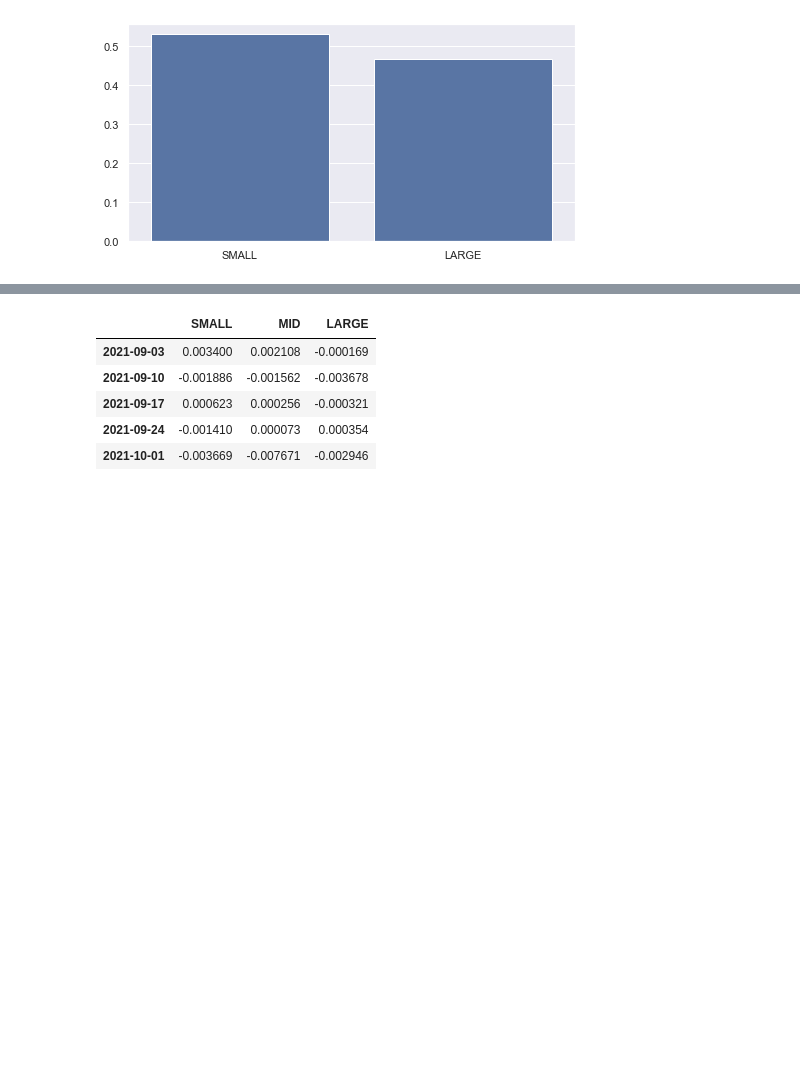
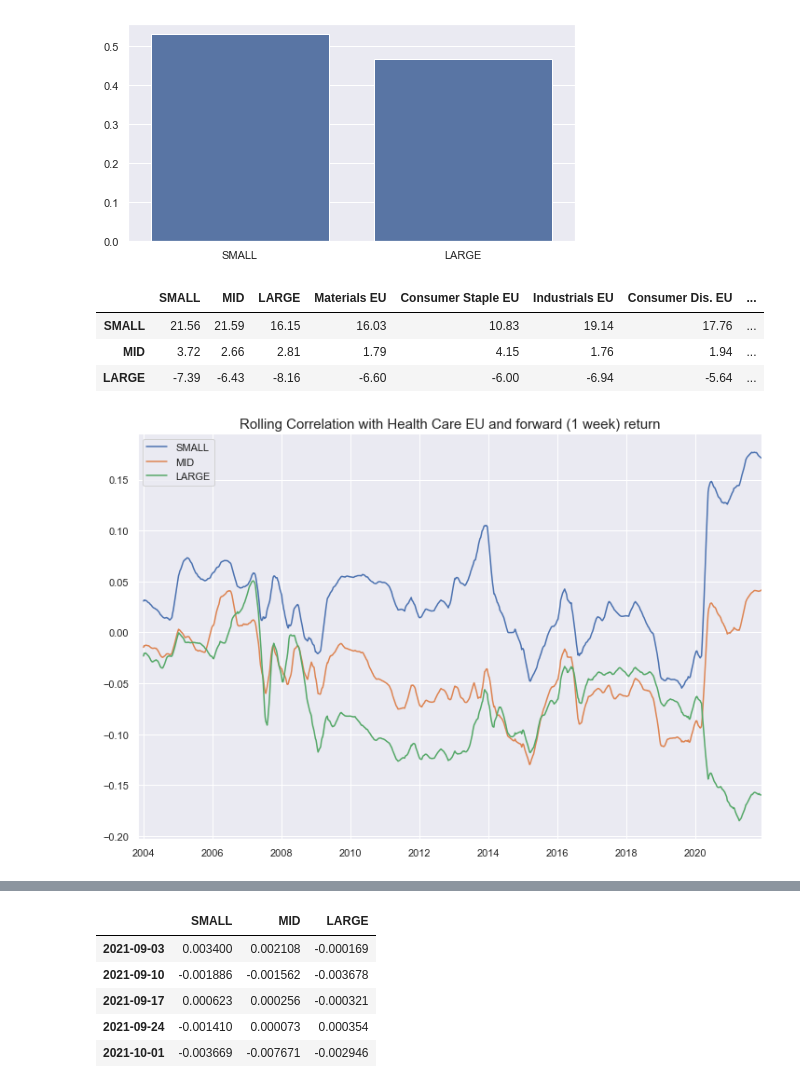
Before and after one commit to lacoupe/BCVS, a Jupyter notebook: SW/size/size.ipynb, the cells around one changed output, grey strips where cells are left out. Saved outputs shown, nothing was run; the diff lists cells and outputs as text; code cells hidden in the pictures; blank space fills up the shorter version.

```diff
--- a/SW/size/size.ipynb
+++ b/SW/size/size.ipynb
@@ -132,3 +142,24 @@ ax.set_ylabel(None)
 plt.show()
 # %% [output]
 [figure]
+# %%
+features_weekly_returns = features.pct_change().resample('W').mean()
+target_weekly_returns = target_prices.pct_change().resample('W').mean()
+# %%
+df_features_corr = pd.DataFrame(index=target_weekly_returns.columns)
+for col in features_weekly_returns:
+    df_features_corr[col] = target_weekly_returns.shift(-1).corrwith(features_weekly_returns[col])
+df_features_corr.round(4) * 100
+# %% [output]
+|  | SMALL | MID | LARGE | Materials EU | Consumer Staple EU | Industrials EU | Consumer Dis. EU | ... |
+| SMALL | 21.56 | 21.59 | 16.15 | 16.03 | 10.83 | 19.14 | 17.76 | ... |
+| MID | 3.72 | 2.66 | 2.81 | 1.79 | 4.15 | 1.76 | 1.94 | ... |
+| LARGE | -7.39 | -6.43 | -8.16 | -6.60 | -6.00 | -6.94 | -5.64 | ... |
+# %%
+fig, ax = plt.subplots(figsize=(12, 8))
+feature = 'Health Care EU'
+target_weekly_returns.shift(-1).rolling(252).corr(features_weekly_returns[feature]).dropna().rolling(10).mean().plot(ax=ax)
+plt.title(f'Rolling Correlation with {feature} and forward (1 week) return', fontsize=15)
+plt.show()
+# %% [output]
+[figure, added]
```
Also changed, not shown: parts of 4 cells of this notebook, 13 other files.
